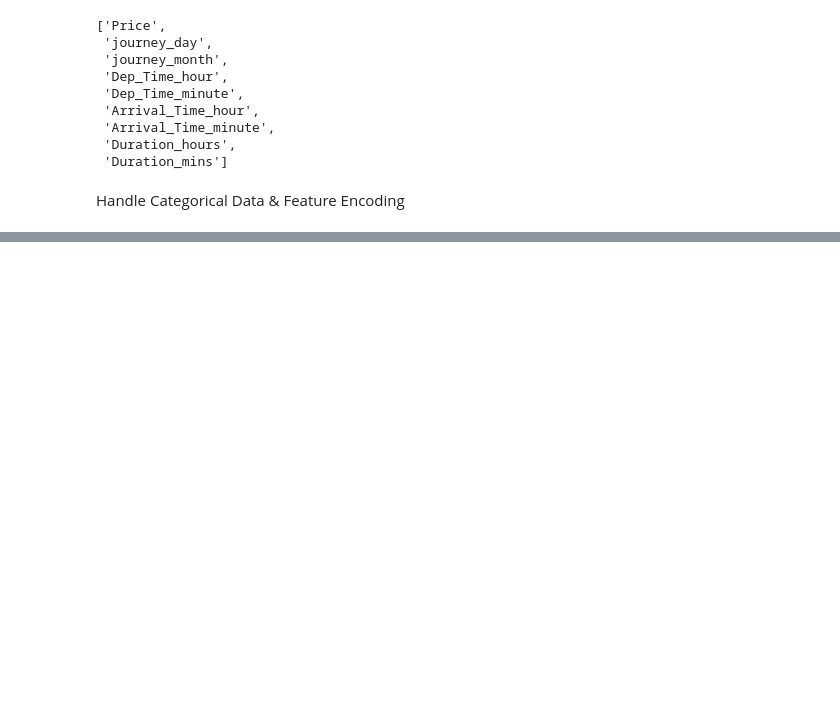
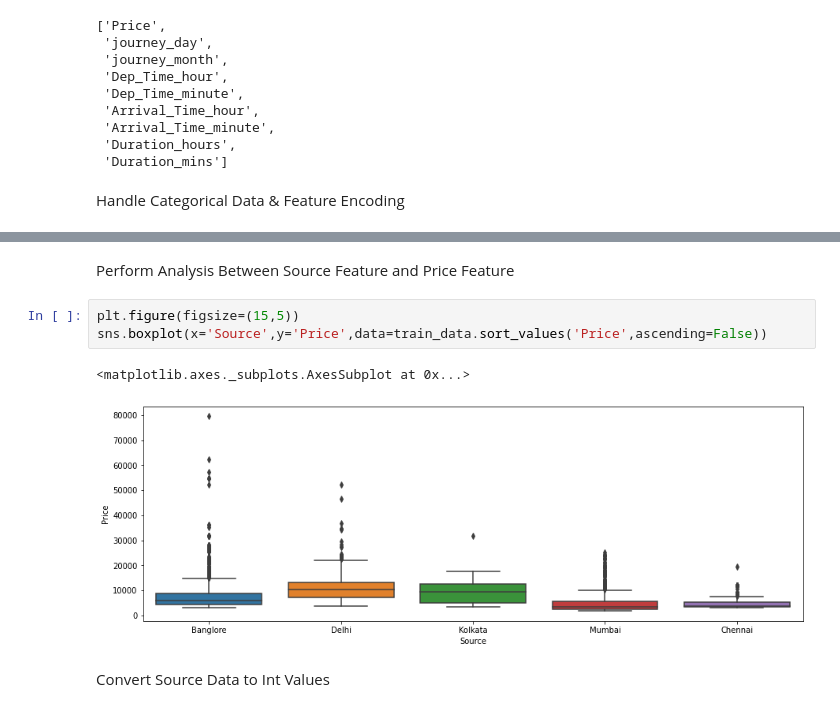
Before and after one commit to crzysab/Data-Science-Real-Projects-in-Python, a Jupyter notebook: Predict_Fare_of_Airlines_Tickets_using_Machine_Learning.ipynb, the cells around one changed output, grey strips where cells are left out. Saved outputs shown, nothing was run; the diff lists cells and outputs as text; blank space fills up the shorter version.

```diff
--- a/Predict_Fare_of_Airlines_Tickets_using_Machine_Learning.ipynb
+++ b/Predict_Fare_of_Airlines_Tickets_using_Machine_Learning.ipynb
@@ -307,0 +378,10 @@ Handle Categorical Data & Feature Encoding
+# %% [markdown]
+Perform Analysis Between Source Feature and Price Feature
+# %%
+plt.figure(figsize=(15,5))
+sns.boxplot(x='Source',y='Price',data=train_data.sort_values('Price',ascending=False))
+# %% [output]
+<matplotlib.axes._subplots.AxesSubplot at 0x...>
+[figure, added]
+# %% [markdown]
+Convert Source Data to Int Values
```
Also changed, not shown: parts of 19 cells of this notebook.
